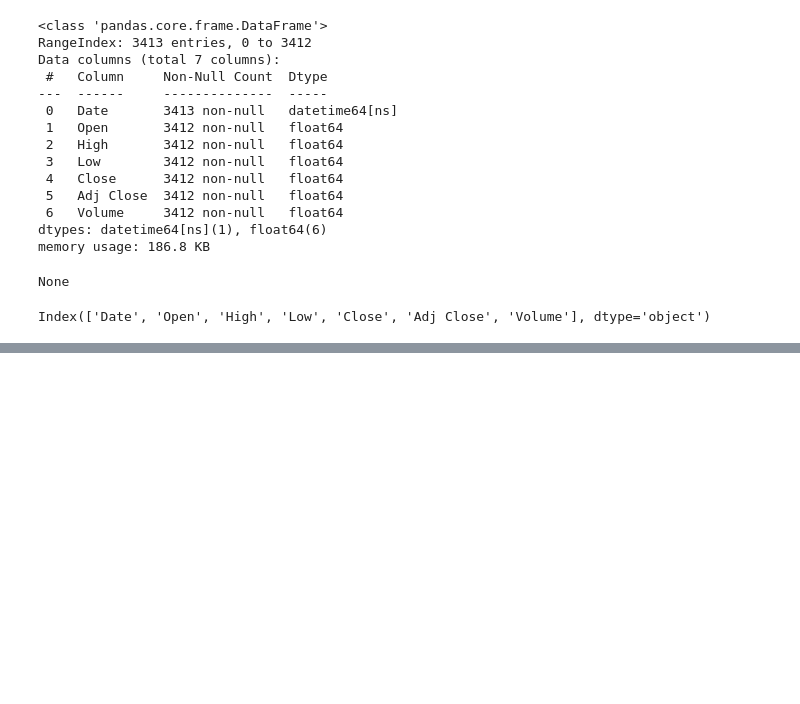
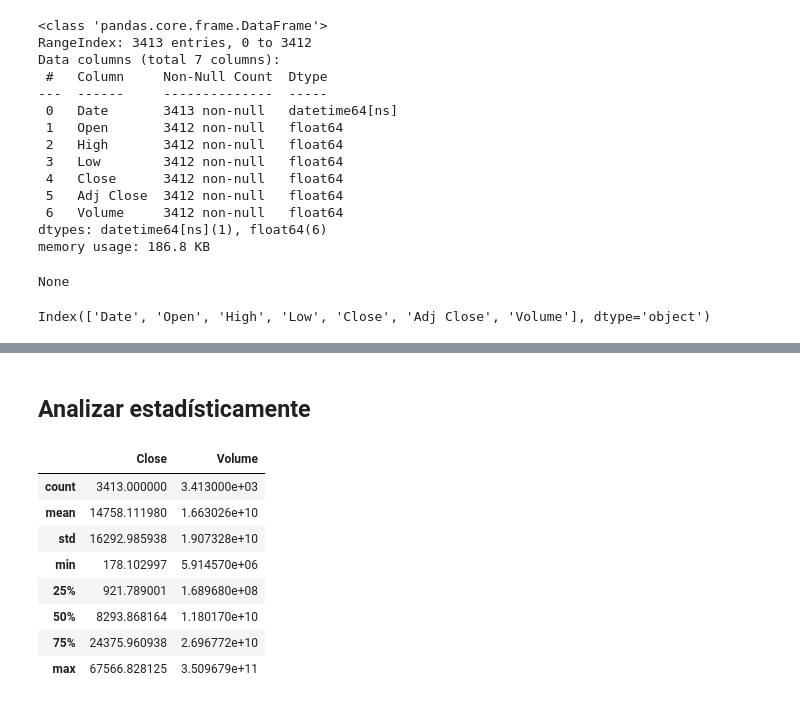
Before and after one commit to StalkerData/Ciencia_de_Datos, a Jupyter notebook: cripto_analisis/notebooks/analisis_exploratorio.ipynb, the cells around one changed output, grey strips where cells are left out. Saved outputs shown, nothing was run; the diff lists cells and outputs as text; code cells hidden in the pictures; blank space fills up the shorter version.

```diff
--- a/cripto_analisis/notebooks/analisis_exploratorio.ipynb
+++ b/cripto_analisis/notebooks/analisis_exploratorio.ipynb
@@ -83,0 +97,14 @@ Index(['Date', 'Open', 'High', 'Low', 'Close', 'Adj Close', 'Volume'], dtype='ob
+# %% [markdown]
+## Analizar estadísticamente
+# %%
+df.describe()
+# %% [output]
+|  | Close | Volume |
+| count | 3413.000000 | 3.413000e+03 |
+| mean | 14758.111980 | 1.663026e+10 |
+| std | 16292.985938 | 1.907328e+10 |
+| min | 178.102997 | 5.914570e+06 |
+| 25% | 921.789001 | 1.689680e+08 |
+| 50% | 8293.868164 | 1.180170e+10 |
+| 75% | 24375.960938 | 2.696772e+10 |
+| max | 67566.828125 | 3.509679e+11 |
```
Also changed, not shown: parts of 5 cells of this notebook.
